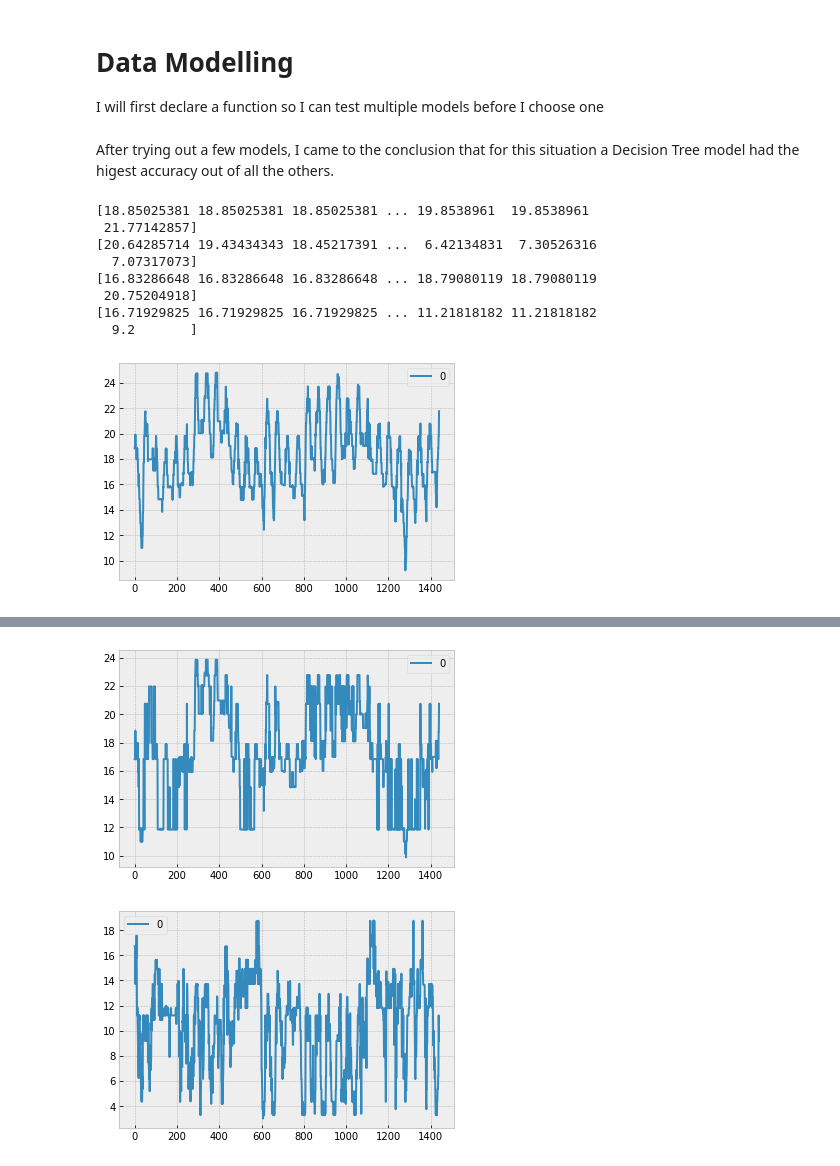
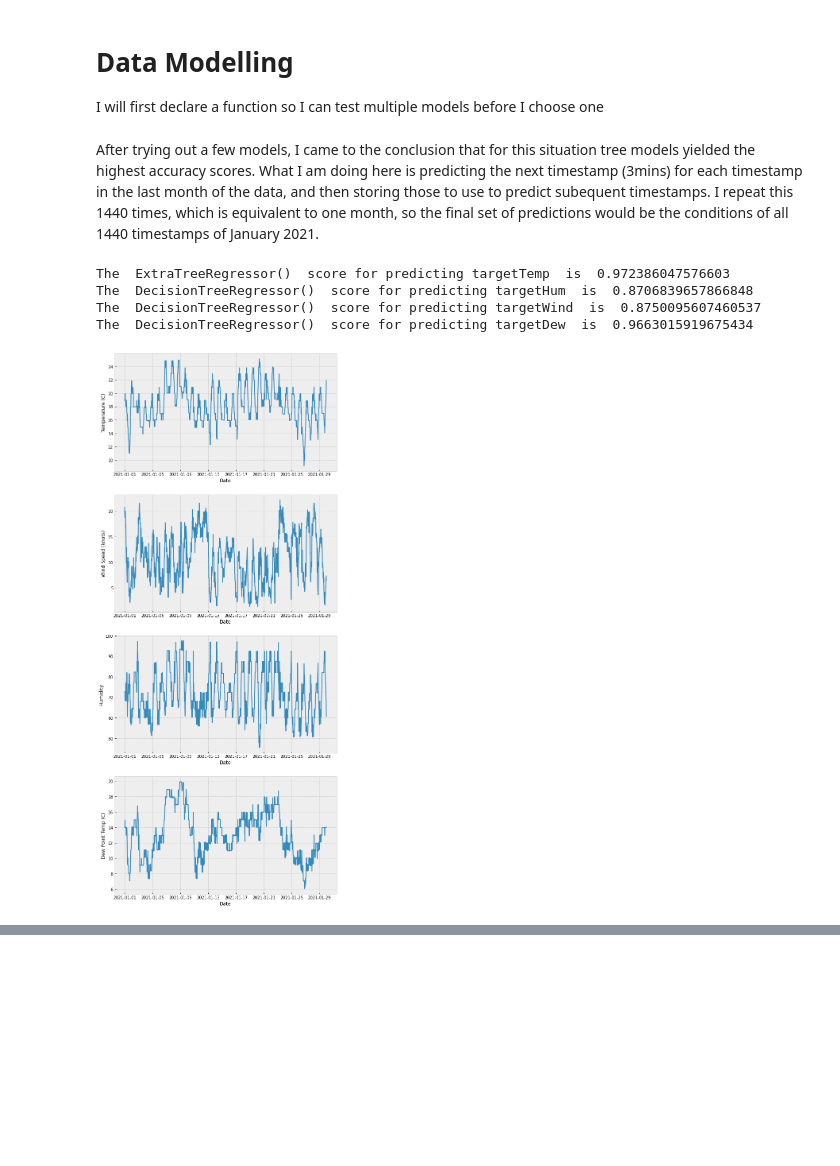
Before and after one commit to bcho892/MSADataScience, a Jupyter notebook: submission.ipynb, the cells around one changed output, grey strips where cells are left out. Drawn from its saved outputs; the diff is of its cells as text; code cells hidden in the pictures; blank space fills up the shorter version.

Commit message:
finished implementation of new model

```diff
--- a/submission.ipynb
+++ b/submission.ipynb
@@ -159,15 +159,14 @@ memory usage: 3.2 MB
 Since the models only understand numbers, we will try to fit a model that is able to predict the next timestep's conditions based on the previous. To do this we will set the previous timestamp's values to that of the next. After training our model, we will base the 1 month forecast on December's conditions. Since each timestep is 30 minutes, (24x60x30)/30 = 1440 steps per month.
 # %%
 # lets try to format the columns so that we predict the temperature one hour after (called "target")
-step = 2
+step = 1
 dataset3 = dataset2.copy()
 dataset3["targetTemp"] = dataset3.shift(-step)["tmpc"]
 dataset3["targetHum"] = dataset3.shift(-step)["relh"]
 dataset3["targetWind"] = dataset3.shift(-step)["sknt"]
+dataset3["targetDew"] = dataset3.shift(-step)["dwpc"]
 
 dataset3 = dataset3.iloc[:-step,:].copy()
 dataset3.plot()
-testset = dataset2.iloc[-1440:, :].copy()
-testset.plot()
 # %% [output]
 <AxesSubplot:>
@@ -189,43 +187,60 @@ def useModel(variables, toPredict, inputModel):
     update = predictions
     update = np.array(update).ravel()
     forecast = DataFrame({toPredict: update})
-    scores = cross_val_score(model, dataset3[variables], dataset3[toPredict], cv=KFold(shuffle=True))
-    x_train, x_test, y_train, y_test =train_test_split(dataset3[variables], dataset3[toPredict],test_size=0.5)
-    #print(update, toPredict)
-    #print("The ", inputModel, " score for predicting", toPredict, " is ",model.score(x_test,y_test))
-    #print("CV score for predicting", toPredict, " ", inputModel, " is:", scores.mean())
     return predictions
+
+def fitModel(variables, toPredict, inputModel):
+    model = inputModel
+    fittedModel = model.fit(dataset3[variables], dataset3[toPredict])
+    xtrain, xtest, ytrain, ytest = train_test_split(dataset3[variables], dataset3[toPredict], test_size=0.5)
+    print("The ", inputModel, " score for predicting", toPredict, " is ",fittedModel.score(xtest,ytest))
+    return fittedModel
-# %% [markdown]
-After trying out a few models, I came to the conclusion that for this situation a Decision Tree model had the higest accuracy out of all the others.
+# %% [markdown]
+After trying out a few models, I came to the conclusion that for this situation tree models yielded the highest accuracy scores. What I am doing here is predicting the next timestamp (3mins) for each timestamp in the last month of the data, and then storing those to use to predict subequent timestamps. I repeat this 1440 times, which is equivalent to one month, so the final set of predictions would be the conditions of all 1440 timestamps of January 2021.
 # %%
-from matplotlib.pyplot import ylim
-from sklearn import linear_model
+from pandas import date_range
 from sklearn import tree
 from sklearn.ensemble import RandomForestRegressor
 from sklearn.tree import DecisionTreeRegressor
 
+
 reg = DecisionTreeRegressor()
 model2 = tree.ExtraTreeRegressor()
-for i in range (0, 10):
-    temp = useModel(["tmpc","relh"], "targetTemp",model2)
-    hum = useModel(["relh", "tmpc"], "targetHum",reg)
-    wind = useModel(["sknt", "relh"], "targetWind",reg)
+testset = dataset2.iloc[-1440:, :].copy()
+tempModel = fitModel(["tmpc","relh"], "targetTemp",model2)
+humModel = fitModel(["relh", "tmpc"], "targetHum",reg)
+windModel = fitModel(["sknt", "relh"], "targetWind",reg)
+dewModel = fitModel(["tmpc", "relh", "tmpc"], "targetDew",reg)
+dta = date_range(start="1/1/2021", end="30/1/2021", periods=1440)
+
+for i in range (0, 1440):
+    temp = useModel(["tmpc","relh"], "targetTemp",tempModel)
+    hum = useModel(["relh", "tmpc"], "targetHum",humModel)
+    wind = useModel(["sknt", "relh"], "targetWind",windModel)
+    dew = useModel(["tmpc", "relh", "tmpc"], "targetDew", dewModel)
     testset["sknt"] = wind
     testset["tmpc"] = temp
     testset["relh"] = hum
-    if i == 9 or i == 0:
-        print(temp)
-        print(wind)
+    testset["dwpc"] = dew
 
-        DataFrame(temp).plot()
-        DataFrame(wind).plot()
+    if i == 1439:
+        fig, (ptemp, pwind, phum,pdew) = plt.subplots(4, 1)
+        fig.set_size_inches(10,25)
+        ptemp.plot(DataFrame(dta), DataFrame(temp))
+        ptemp.set_ylabel("Temperature (C)")
+        ptemp.set_xlabel("Date")
+        pwind.plot(DataFrame(dta), DataFrame(wind))
+        pwind.set_ylabel("Wind Speed (knots)")
+        pwind.set_xlabel("Date")
+        phum.plot(DataFrame(dta), DataFrame(hum))
+        phum.set_ylabel("Humidity")
+        phum.set_xlabel("Date")
+        pdew.plot(DataFrame(dta), DataFrame(dew))
+        pdew.set_ylabel("Dew Point Temp (C)")
+        pdew.set_xlabel("Date")
 # %% [output]
-[18.85025381 18.85025381 18.85025381 ... 19.8538961  19.8538961
- 21.77142857]
-[20.64285714 19.43434343 18.45217391 ...  6.42134831  7.30526316
-  7.07317073]
-[16.83286648 16.83286648 16.83286648 ... 18.79080119 18.79080119
- 20.75204918]
-[16.71929825 16.71929825 16.71929825 ... 11.21818182 11.21818182
-  9.2       ]
+The  ExtraTreeRegressor()  score for predicting targetTemp  is  0.972386047576603
+The  DecisionTreeRegressor()  score for predicting targetHum  is  0.8706839657866848
+The  DecisionTreeRegressor()  score for predicting targetWind  is  0.8750095607460537
+The  DecisionTreeRegressor()  score for predicting targetDew  is  0.9663015919675434
-[figure, old version]
+[figure, new version]
@@ -233,5 +248,3 @@ for i in range (0, 10):
-[figure, removed]
-[figure, removed]
 # %% [markdown]
 # Conclusion
 
```
Also changed, not shown: parts of 3 cells of this notebook.
